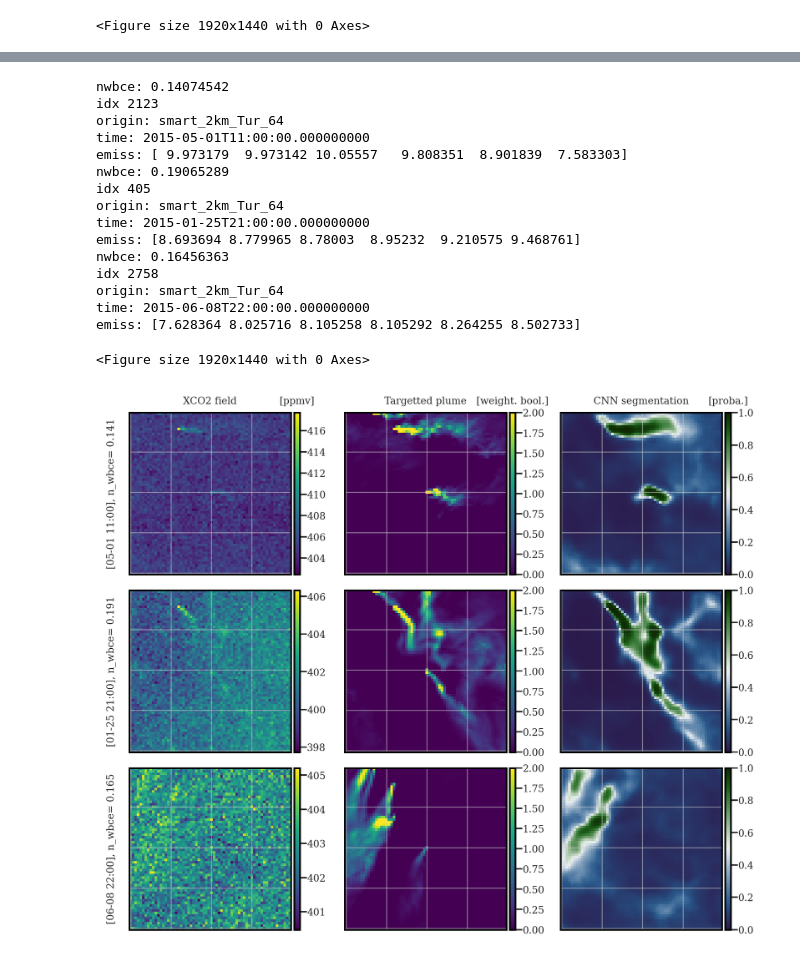
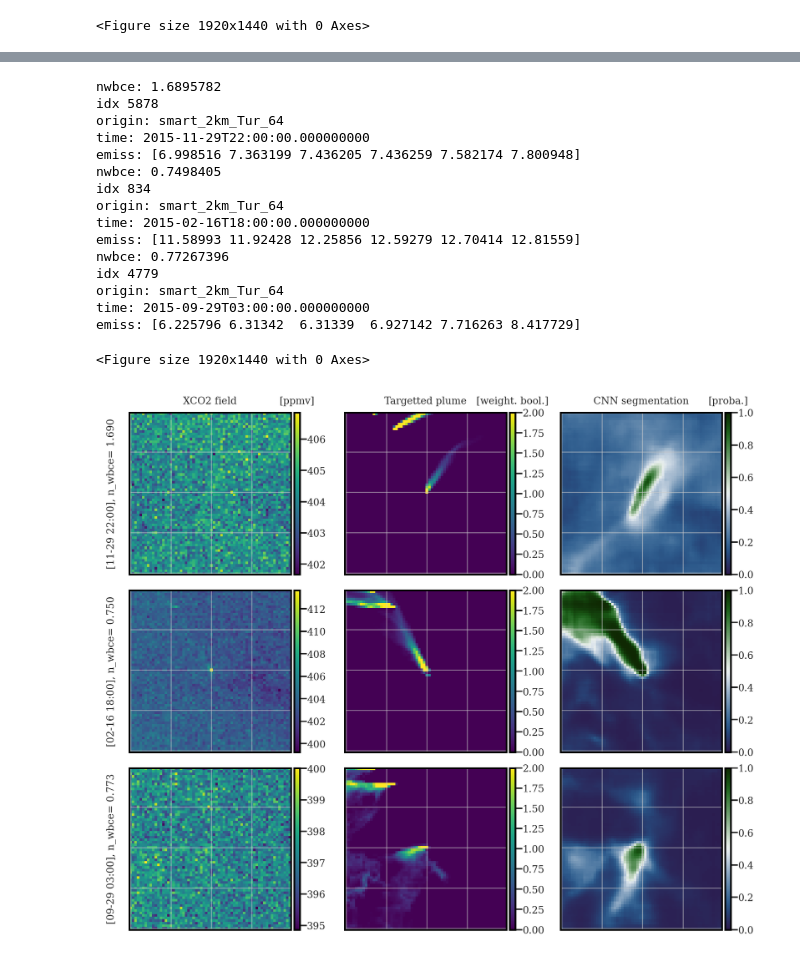
Before and after one commit to JoffreyDumontLeBrazidec/co2-oco3-inv-dl, a Jupyter notebook: nb_eval/assess_quality_seg.ipynb, the cells around one changed output, grey strips where cells are left out. Saved outputs shown, nothing was run; the diff lists cells and outputs as text; code cells hidden in the pictures.

```diff
--- a/nb_eval/assess_quality_seg.ipynb
+++ b/nb_eval/assess_quality_seg.ipynb
@@ -43,7 +43,7 @@ name_case = "/cerea_raid/users/dumontj/dev/coco2/dl/res/segmentation/seg_pat_no_
 path_eval_nc = "/libre/dumontj/coco2/dl-input/2km_Pat/2d_train_dataset.nc"
 # %%
 # Turow
-name_case = "/cerea_raid/users/dumontj/dev/coco2/dl/res/segmentation/seg_tur"
+name_case = "/cerea_raid/users/dumontj/dev/coco2/dl/res/segmentation/seg_tur_no_no2"
 path_eval_nc = "/libre/dumontj/coco2/dl-input/2km_Tur/2d_train_dataset.nc"
 # %%
 data = model_eval.get_data_for_segmentation(
@@ -73,20 +78,20 @@ print(np.mean(nwbce))
 # %%
-model_eval.plot_segmentation_examples(data, wbce, model, no2=False)
+model_eval.plot_segmentation_examples(data, nwbce, model, no2=False)
 # %% [output]
-nwbce: 0.14074542
-idx 2123
+nwbce: 1.6895782
+idx 5878
 origin: smart_2km_Tur_64
-time: 2015-05-01T11:00:00.000000000
-emiss: [ 9.973179  9.973142 10.05557   9.808351  8.901839  7.583303]
-nwbce: 0.19065289
-idx 405
+time: 2015-11-29T22:00:00.000000000
+emiss: [6.998516 7.363199 7.436205 7.436259 7.582174 7.800948]
+nwbce: 0.7498405
+idx 834
 origin: smart_2km_Tur_64
-time: 2015-01-25T21:00:00.000000000
-emiss: [8.693694 8.779965 8.78003  8.95232  9.210575 9.468761]
-nwbce: 0.16456363
-idx 2758
+time: 2015-02-16T18:00:00.000000000
+emiss: [11.58993 11.92428 12.25856 12.59279 12.70414 12.81559]
+nwbce: 0.77267396
+idx 4779
 origin: smart_2km_Tur_64
-time: 2015-06-08T22:00:00.000000000
-emiss: [7.628364 8.025716 8.105258 8.105292 8.264255 8.502733]
+time: 2015-09-29T03:00:00.000000000
+emiss: [6.225796 6.31342  6.31339  6.927142 7.716263 8.417729]
 <Figure size 1920x1440 with 0 Axes>
-[figure, old version]
+[figure, new version]
```
Also changed, not shown: parts of 3 cells of this notebook, 15 other files.
